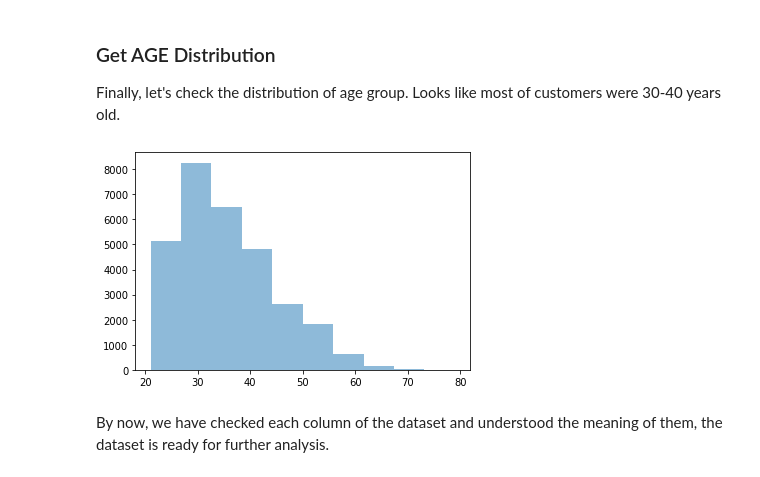
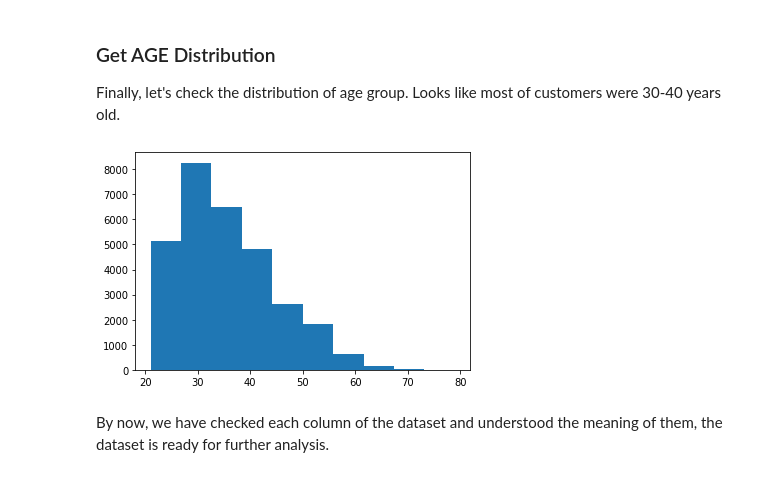
Before and after one commit to Hamrita/credit-card-default-prediction, a Jupyter notebook: Credit-card-default-analysis-data-cleaning.ipynb, the cells around one changed output. Drawn from its saved outputs; the diff is of its cells as text; code cells hidden in the pictures.

```diff
--- a/Credit-card-default-analysis-data-cleaning.ipynb
+++ b/Credit-card-default-analysis-data-cleaning.ipynb
@@ -477,9 +476,9 @@ Finally, let's check the distribution of age group. Looks like most of customers
 # %%
 # Use histogram to visualize age distribution
 
-plt.hist(raw_data["AGE"],alpha = 0.5)
+plt.hist(raw_data["AGE"])
 plt.show()
 # %% [output]
-[figure, old version]
+[figure, new version]
 # %% [markdown]
 By now, we have checked each column of the dataset and understood the meaning of them, the dataset is ready for further analysis.
```
Also changed, not shown: parts of 2 cells of this notebook.
